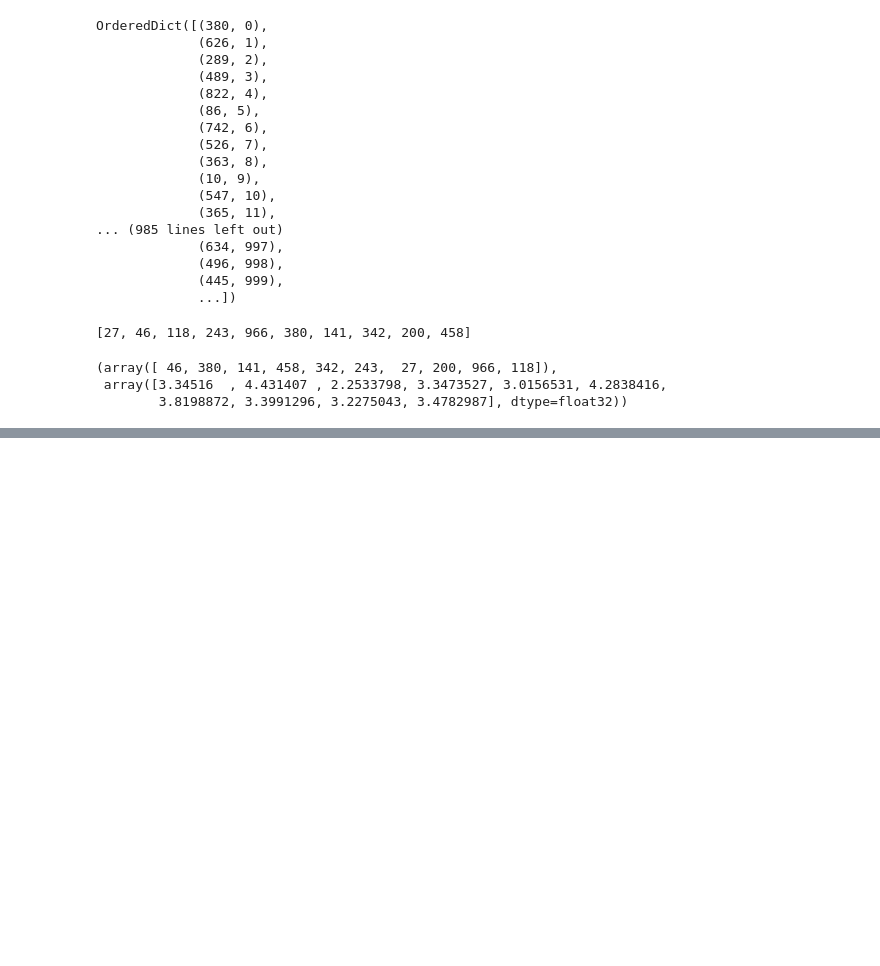
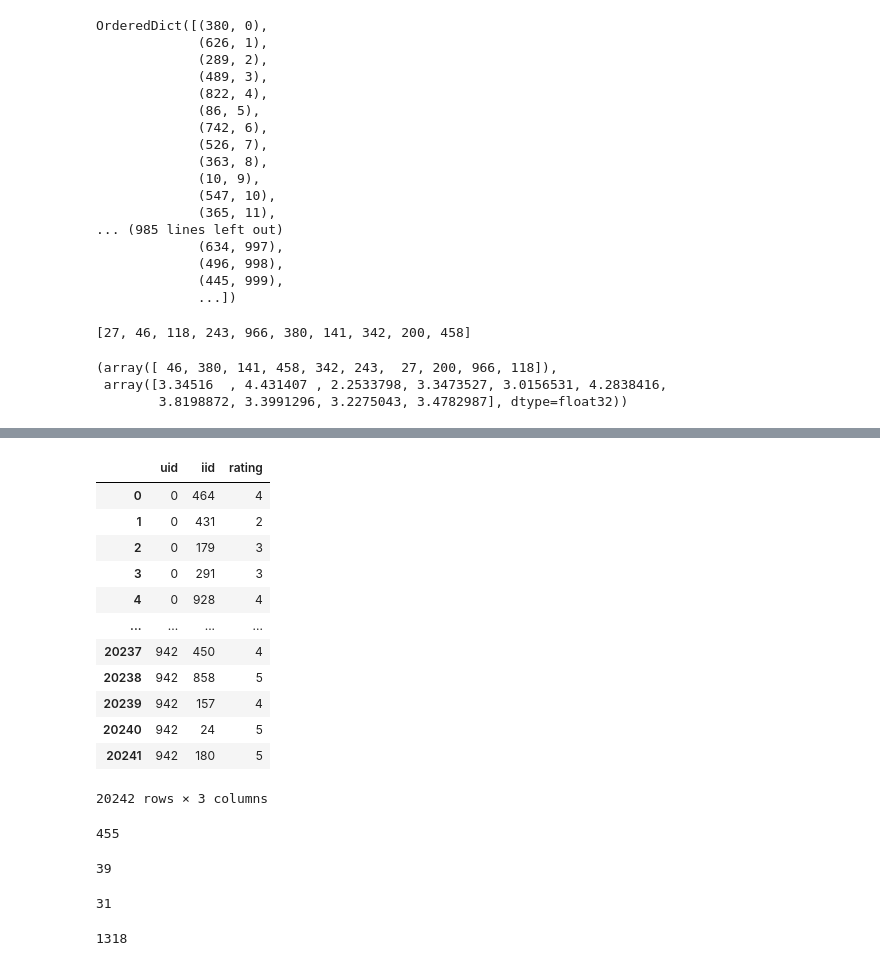
Before and after one commit to tahsinkheya/re_ranking_clean, a Jupyter notebook: main.ipynb, the cells around one changed output, grey strips where cells are left out. Saved outputs shown, nothing was run; the diff lists cells and outputs as text; code cells hidden in the pictures; blank space fills up the shorter version.

```diff
--- a/main.ipynb
+++ b/main.ipynb
@@ -547,3 +541,5 @@ models[0].rank(0, alist)
 (array([ 46, 380, 141, 458, 342, 243,  27, 200, 966, 118]),
  array([3.34516  , 4.431407 , 2.2533798, 3.3473527, 3.0156531, 4.2838416,
         3.8198872, 3.3991296, 3.2275043, 3.4782987], dtype=float32))
+# %%
+test_set=ratio_split.test_set
@@ -549,0 +566,25 @@ models[0].rank(0, alist)
+# %%
+x = pd.DataFrame(test_set.uir_tuple).transpose()
+x.columns = ["uid", "iid", "rating"]
+x = x.astype({"uid": "int", "iid": "int", "rating": "int"})
+r_global_uid_map = {v: k for k, v in ratio_split.global_uid_map.items()}
+r_global_iid_map = {v: k for k, v in ratio_split.global_iid_map.items()}
+
+x["uid"] = x["uid"].map(r_global_uid_map)
+x["iid"] = x["iid"].map(r_global_iid_map)
+# %%
+x
+# %% [output]
+|  | uid | iid | rating |
+| 0 | 0 | 464 | 4 |
+| 1 | 0 | 431 | 2 |
+| 2 | 0 | 179 | 3 |
+| 3 | 0 | 291 | 3 |
+| 4 | 0 | 928 | 4 |
+| ... | ... | ... | ... |
+| 20237 | 942 | 450 | 4 |
+| 20238 | 942 | 858 | 5 |
+| 20239 | 942 | 157 | 4 |
+| 20240 | 942 | 24 | 5 |
+| 20241 | 942 | 180 | 5 |
+20242 rows × 3 columns
@@ -549,0 +593,16 @@ models[0].rank(0, alist)
+# %%
+models[0].iid_map[180]
+# %% [output]
+455
+# %%
+rating_data_pd[rating_data_pd["userID"]==0].__len__()
+# %% [output]
+39
+# %%
+39-8
+# %% [output]
+31
+# %%
+1349-31
+# %% [output]
+1318
```
Also changed, not shown: parts of 6 cells of this notebook, 9 other files.
